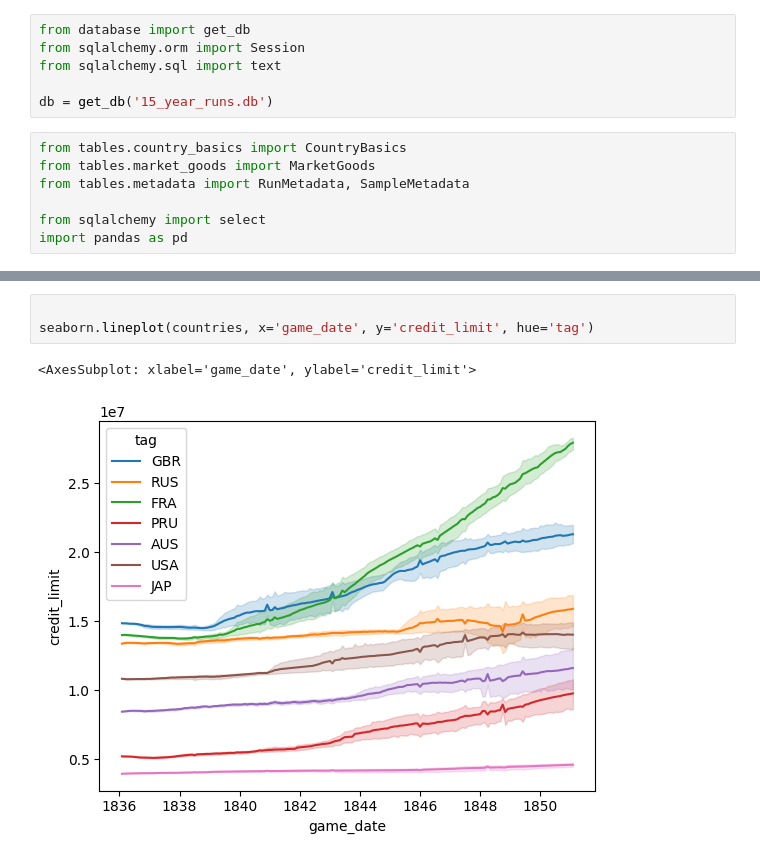
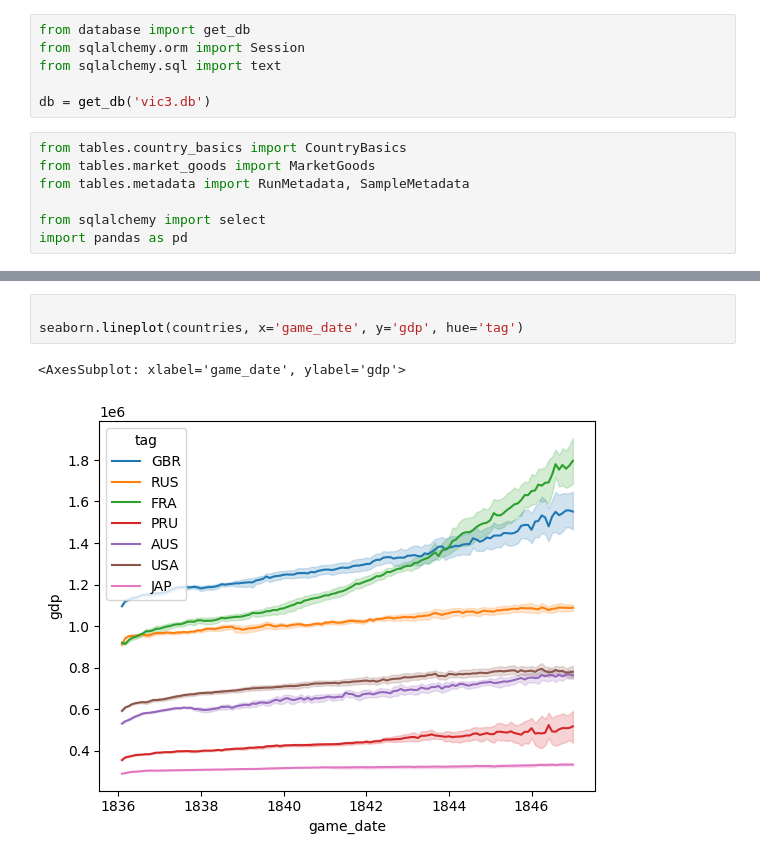
Before and after one commit to zchfvy/vic3analyze, a Jupyter notebook: jupyter/Analyisis Workbook.ipynb, the cells around one changed output, grey strips where cells are left out. Saved outputs shown, nothing was run; the diff lists cells and outputs as text.

```diff
--- a/jupyter/Analyisis Workbook.ipynb
+++ b/jupyter/Analyisis Workbook.ipynb
@@ -7,7 +7,7 @@ from database import get_db
 from sqlalchemy.orm import Session
 from sqlalchemy.sql import text
 
-db = get_db('15_year_runs.db')
+db = get_db('vic3.db')
 # %%
 from tables.country_basics import CountryBasics
 from tables.market_goods import MarketGoods
@@ -80,6 +107,6 @@ mk_limited
 # %%
 
-seaborn.lineplot(countries, x='game_date', y='credit_limit', hue='tag')
+seaborn.lineplot(countries, x='game_date', y='gdp', hue='tag')
 # %% [output]
-<AxesSubplot: xlabel='game_date', ylabel='credit_limit'>
+<AxesSubplot: xlabel='game_date', ylabel='gdp'>
-[figure, old version]
+[figure, new version]
```
Also changed, not shown: parts of 8 cells of this notebook, 5 other files.
